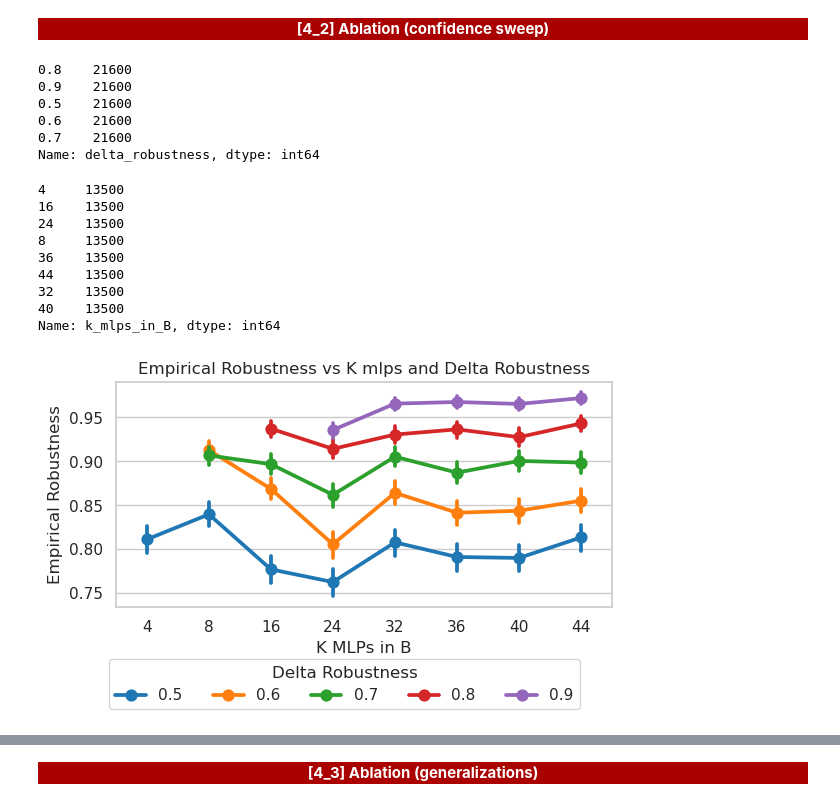
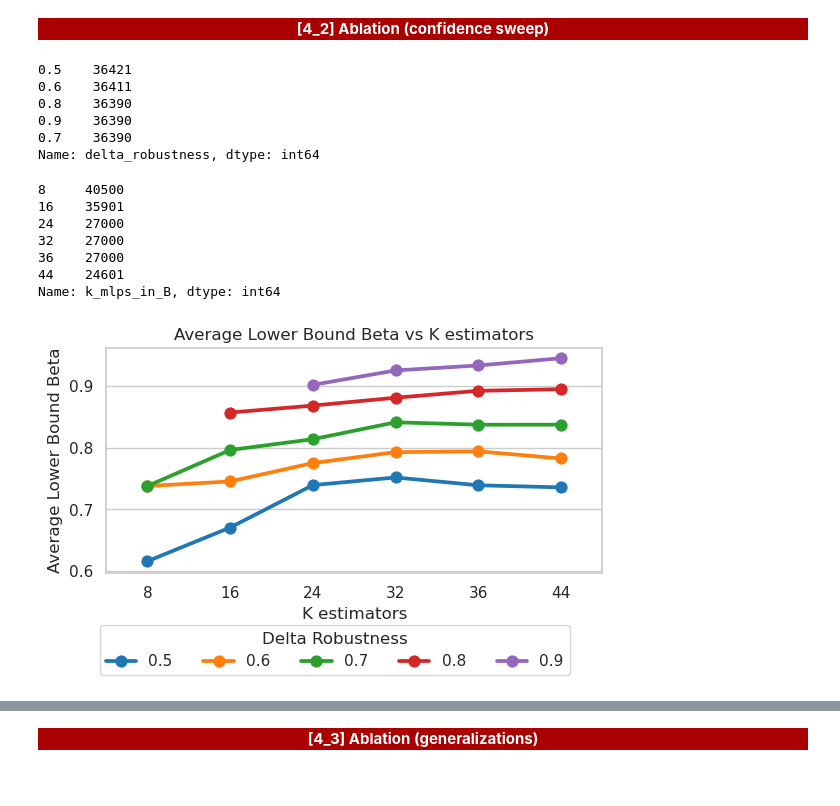
Before and after one commit to istepka/betarce, a Jupyter notebook: exp_vis.ipynb, the cells around one changed output, grey strips where cells are left out. Drawn from its saved outputs; the diff is of its cells as text; code cells hidden in the pictures.

```diff
--- a/exp_vis.ipynb
+++ b/exp_vis.ipynb
@@ -16,7 +16,7 @@ linestyles = ['-', '--', '-.', ':']
 pd.set_option('display.max_columns', None)
 sns.set_theme(style='whitegrid', font_scale=1)
 # %%
-results_path = 'results_combined_Apr1'
+results_path = 'results_auxillary_Apr4'
 images_dir = f'{results_path}/images'
 
 os.makedirs(images_dir, exist_ok=True)
@@ -46,8 +46,8 @@ def process_results(results_path: str, ext: str = 'feather'):
 
                     # Temporary fix for the experiment type
                     # ----------------------------
-                    exp_types = list(filter(lambda x: 'seed' not in x.lower(), df['experiment_type'].unique()))
-                    df = df[df['experiment_type'].isin(exp_types)]
+                    # exp_types = list(filter(lambda x: 'seed' not in x.lower(), df['experiment_type'].unique()))
+                    # df = df[df['experiment_type'].isin(exp_types)]
                     # ----------------------------
 
                     results_list.append(df)
@@ -57,6 +57,8 @@ def process_results(results_path: str, ext: str = 'feather'):
     return raw_df
 # %%
 raw_df = process_results(results_path)
+# %%
+raw_df = raw_df.dropna()
 # %%
 raw_df.head(3)
 # %% [output]
@@ -233,7 +235,7 @@ plt.savefig(f'{images_dir}/1_robustness_vs_ci_lower_bound.png', dpi=300, bbox_in
 # row: dataset
 # col: experiment type
 
-_tmp_df = nn_df.copy()
+_tmp_df = nn_gs_df.copy()
 method='GrowingSpheres'
 
 datasets = _tmp_df['dataset_name'].unique()
@@ -927,41 +929,39 @@ k_raw_df = process_results(k_sweep_results_path)
 # %%
 k_raw_df['delta_robustness'].value_counts()
 # %% [output]
-0.8    21600
-0.9    21600
-0.5    21600
-0.6    21600
-0.7    21600
+0.5    36421
+0.6    36411
+0.8    36390
+0.9    36390
+0.7    36390
 Name: delta_robustness, dtype: int64
 # %%
 k_raw_df['k_mlps_in_B'].value_counts()
 # %% [output]
-4     13500
-16    13500
-24    13500
-8     13500
-36    13500
-44    13500
-32    13500
-40    13500
+8     40500
+16    35901
+24    27000
+32    27000
+36    27000
+44    24601
 Name: k_mlps_in_B, dtype: int64
 # %%
 fig, axes = plt.subplots(figsize=(6, 4))
 
 sns.pointplot(data=k_raw_df,
                 x='k_mlps_in_B',
-                y='robust_counterfactual_validity_model2',
+                y='lower_bound_beta',
                 hue='delta_robustness',
                 palette='tab10',
                 ax=axes
 )
 
 plt.legend(title='Delta Robustness', bbox_to_anchor=(0.95, -0.2), ncol=5)
-plt.title('Empirical Robustness vs K mlps and Delta Robustness')
-plt.xlabel('K MLPs in B')
-plt.ylabel('Empirical Robustness')
+plt.title('Average Lower Bound Beta vs K estimators')
+plt.xlabel('K estimators')
+plt.ylabel('Average Lower Bound Beta')
 plt.tight_layout()
 
-plt.savefig(f'{images_dir}/4_2_empirical_robustness_vs_k_mlps.png', dpi=300, bbox_inches='tight')
+plt.savefig(f'{images_dir}/4_2_lb_beta_vs_k_mlps.png', dpi=300, bbox_inches='tight')
 # %% [output]
-[figure, old version]
+[figure, new version]
```
Also changed, not shown: parts of 14 cells of this notebook, 4 other files.
